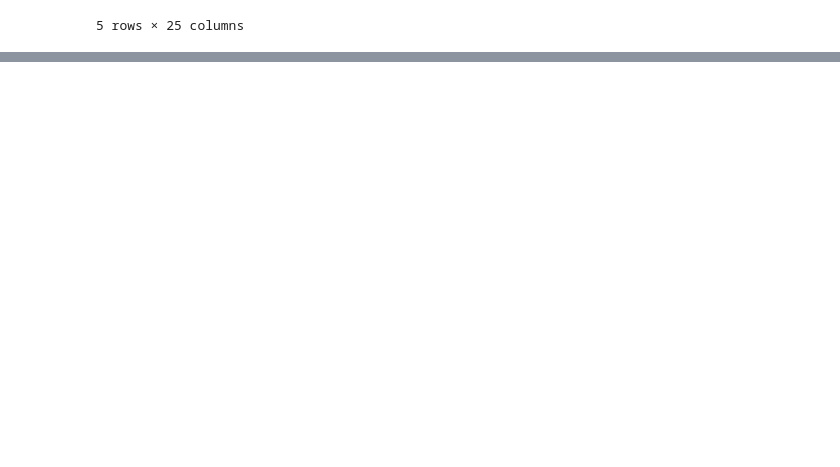
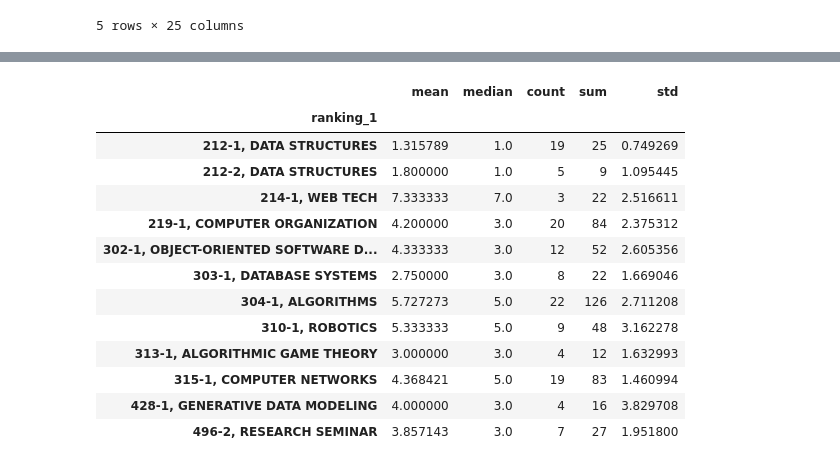
Before and after one commit to awoolfson/data-science-final, a Jupyter notebook: bivariate.ipynb, the cells around one changed output, grey strips where cells are left out. Cells and saved outputs as stored; diff of their text form; code cells hidden in the pictures; blank space fills up the shorter version.

```diff
--- a/bivariate.ipynb
+++ b/bivariate.ipynb
@@ -82,0 +126,19 @@ pearson
+# %%
+# which 1st ranked course indicated the most courses ranked, the most desired?
+grouped_df = df.groupby('ranking_1')['num_ranked'].agg(['mean', 'median', 'count', 'sum', 'std'])
+grouped_df
+# %% [output]
+|  | mean | median | count | sum | std |
+| ranking_1 |  |  |  |  |  |
+| 212-1, DATA STRUCTURES | 1.315789 | 1.0 | 19 | 25 | 0.749269 |
+| 212-2, DATA STRUCTURES | 1.800000 | 1.0 | 5 | 9 | 1.095445 |
+| 214-1, WEB TECH | 7.333333 | 7.0 | 3 | 22 | 2.516611 |
+| 219-1, COMPUTER ORGANIZATION | 4.200000 | 3.0 | 20 | 84 | 2.375312 |
+| 302-1, OBJECT-ORIENTED SOFTWARE D... | 4.333333 | 3.0 | 12 | 52 | 2.605356 |
+| 303-1, DATABASE SYSTEMS | 2.750000 | 3.0 | 8 | 22 | 1.669046 |
+| 304-1, ALGORITHMS | 5.727273 | 5.0 | 22 | 126 | 2.711208 |
+| 310-1, ROBOTICS | 5.333333 | 5.0 | 9 | 48 | 3.162278 |
+| 313-1, ALGORITHMIC GAME THEORY | 3.000000 | 3.0 | 4 | 12 | 1.632993 |
+| 315-1, COMPUTER NETWORKS | 4.368421 | 5.0 | 19 | 83 | 1.460994 |
+| 428-1, GENERATIVE DATA MODELING | 4.000000 | 3.0 | 4 | 16 | 3.829708 |
+| 496-2, RESEARCH SEMINAR | 3.857143 | 3.0 | 7 | 27 | 1.951800 |
```
Also changed, not shown: parts of 13 cells of this notebook.
